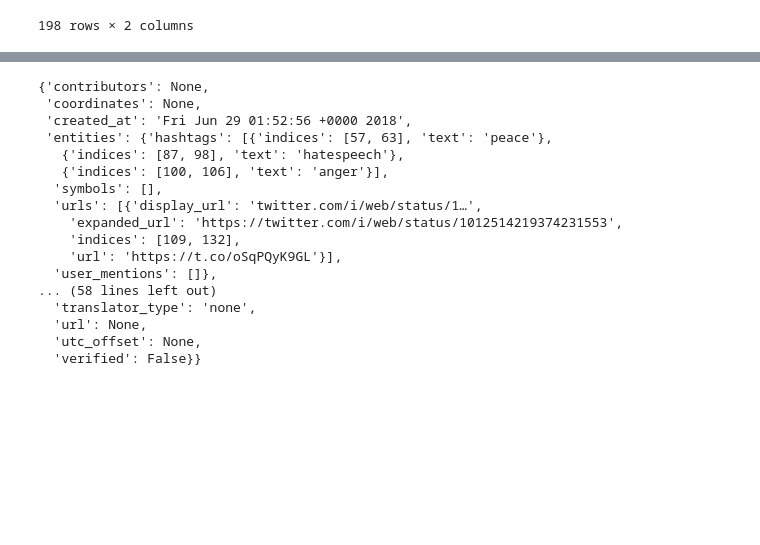
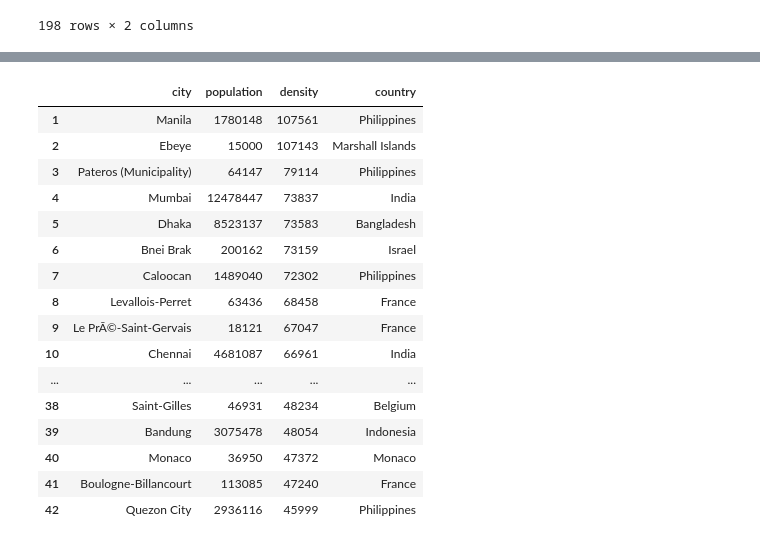
Before and after one commit to jshtaway/CurrentTrendsTool, a Jupyter notebook: DataSearch.ipynb, the cells around one changed output, grey strips where cells are left out. Saved outputs shown, nothing was run; the diff lists cells and outputs as text; code cells hidden in the pictures; blank space fills up the shorter version.

```diff
--- a/DataSearch.ipynb
+++ b/DataSearch.ipynb
@@ -347,20 +427,35 @@ tweets = api.search('dalailama')
-# %%
-tweets['statuses'][0]
-# %% [output]
-{'contributors': None,
- 'coordinates': None,
- 'created_at': 'Fri Jun 29 01:52:56 +0000 2018',
- 'entities': {'hashtags': [{'indices': [57, 63], 'text': 'peace'},
-   {'indices': [87, 98], 'text': 'hatespeech'},
-   {'indices': [100, 106], 'text': 'anger'}],
-  'symbols': [],
-  'urls': [{'display_url': 'twitter.com/i/web/status/1…',
-    'expanded_url': 'https://twitter.com/i/web/status/1012514219374231553',
-    'indices': [109, 132],
-    'url': 'https://t.co/oSqPQyK9GL'}],
-  'user_mentions': []},
-... (58 lines left out)
-  'translator_type': 'none',
-  'url': None,
-  'utc_offset': None,
-  'verified': False}}
+# %%
+import pandas as pd
+import wikipedia as wp
+from pygeocoder import Geocoder
+import time
+import re
+
+#-- Get the most populated cities from wikipedia (Thank you wikipedia library!) --
+html = wp.page("List_of_cities_by_population_density").html().encode("UTF-8")
+df = pd.read_html(html)[1]
+df=df.drop([2,3,4],axis=1)
+df=df.rename(columns={0:'city',1:'population',5:'density',6:'country'})
+df=df.iloc[1:]
+df['population']=[int(city.split('\xa0')[-1].split('[')[0].replace(',','')) for city in df['population']]
+df['density']=[int(city.split('\xa0')[-1].split('[')[0].replace(',','')) for city in df['density']]
+df
+#--- ---- ----- ----- ---- ---- ----- ---- ---- ----- --- ---- ---- ----- ---- ---
+# %% [output]
+|  | city | population | density | country |
+| 1 | Manila | 1780148 | 107561 | Philippines |
+| 2 | Ebeye | 15000 | 107143 | Marshall Islands |
+| 3 | Pateros (Municipality) | 64147 | 79114 | Philippines |
+| 4 | Mumbai | 12478447 | 73837 | India |
+| 5 | Dhaka | 8523137 | 73583 | Bangladesh |
+| 6 | Bnei Brak | 200162 | 73159 | Israel |
+| 7 | Caloocan | 1489040 | 72302 | Philippines |
+| 8 | Levallois-Perret | 63436 | 68458 | France |
+| 9 | Le PrÃ©-Saint-Gervais | 18121 | 67047 | France |
+| 10 | Chennai | 4681087 | 66961 | India |
+| ... | ... | ... | ... | ... |
+| 38 | Saint-Gilles | 46931 | 48234 | Belgium |
+| 39 | Bandung | 3075478 | 48054 | Indonesia |
+| 40 | Monaco | 36950 | 47372 | Monaco |
+| 41 | Boulogne-Billancourt | 113085 | 47240 | France |
+| 42 | Quezon City | 2936116 | 45999 | Philippines |
```
Also changed, not shown: parts of 9 cells of this notebook.
